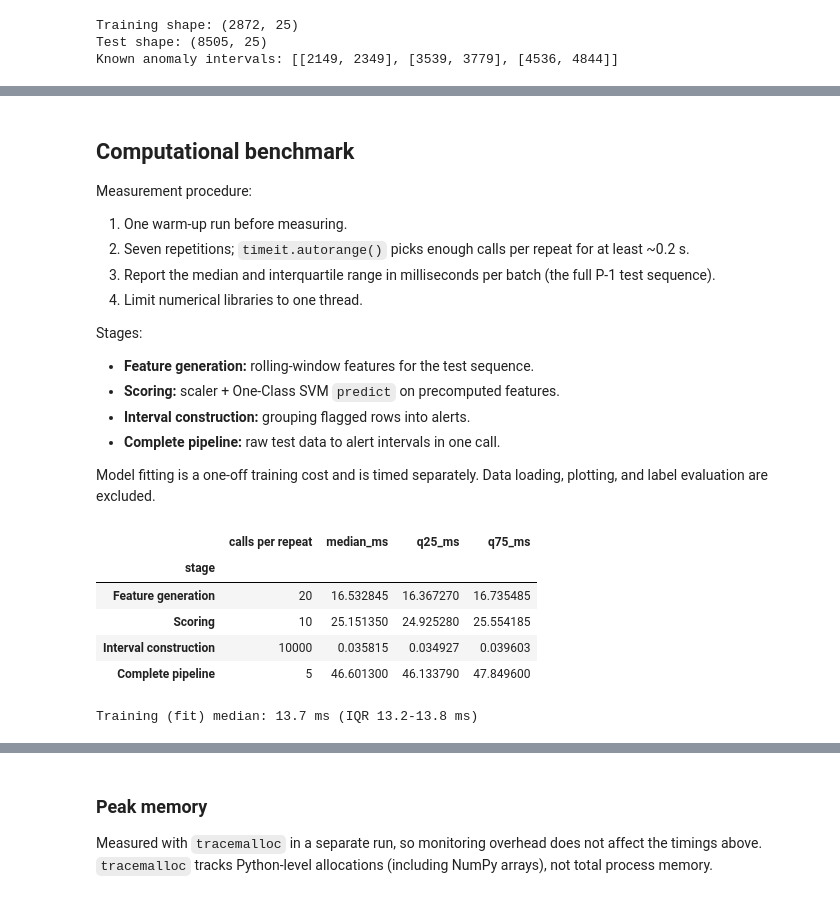
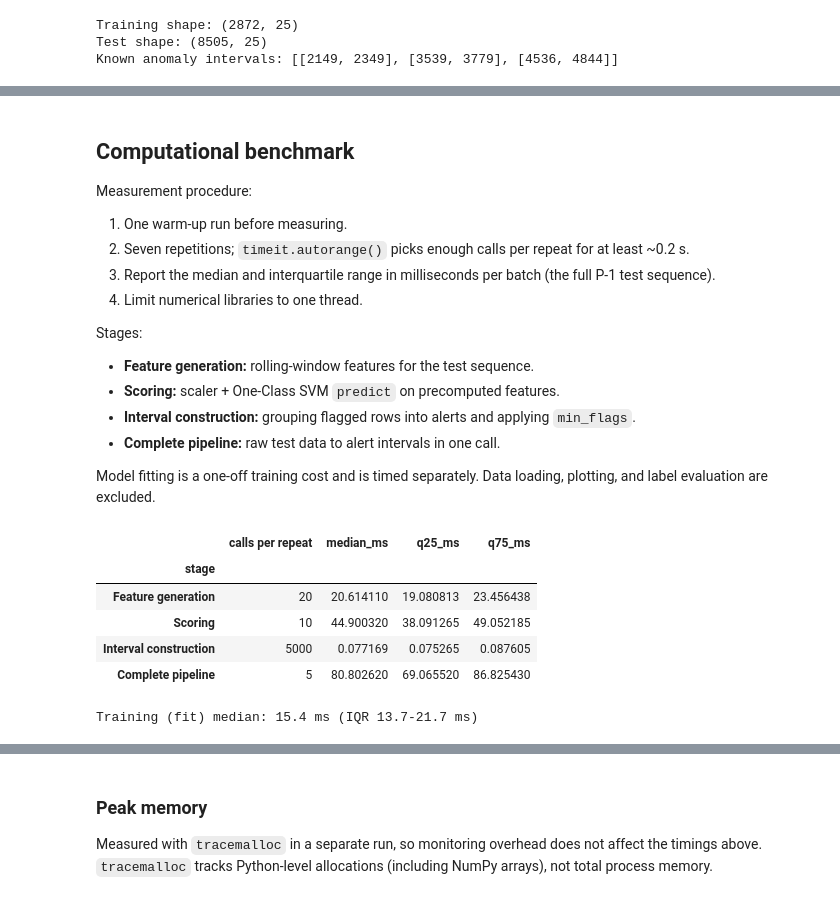
Before and after one commit to Erdos-Projects/fall-2026-spacecraft-sensors, a Jupyter notebook: Models/SVM_Cost_Analysis.ipynb, the cells around one changed output, grey strips where cells are left out. Drawn from its saved outputs; the diff is of its cells as text; code cells hidden in the pictures.

```diff
--- a/Models/SVM_Cost_Analysis.ipynb
+++ b/Models/SVM_Cost_Analysis.ipynb
@@ -137,8 +180,9 @@ The selected model is refit on all training feature rows. Test features use the
 # %%
-svm_model = make_model(selected_gamma).fit(train_features)
+train_features = build_features(train, window, telemetry_only)
+svm_model = make_model(selected_gamma, selected_nu).fit(train_features)
 
 def build_test_features(test_df):
-    return feature_engineering(test_df, window).drop(columns=to_drop)[feature_columns]
+    return build_features(test_df, window, telemetry_only)
 
 def generate_svm_flags(test_df, fitted_model):
     # Return the test indices flagged as outside the learned boundary
@@ -149,6 +193,7 @@ def generate_svm_flags(test_df, fitted_model):
 test_features = build_test_features(test)
 flagged_indices = generate_svm_flags(test, svm_model)
 
+print("Training feature rows:", train_features.shape)
 print("Evaluated test rows:", len(test_features))
 print("Flagged rows:", len(flagged_indices),
       f"({len(flagged_indices) / len(test_features):.1%})")
@@ -164,22 +210,31 @@ Both the raw consecutive grouping and the merged grouping are reported.
 # %%
-def flags_to_intervals(indices, max_gap=1):
+def flags_to_intervals(indices, max_gap=1, min_flags=1):
     # Group sorted indices into inclusive (start, end) intervals.
     # Flags whose spacing is <= max_gap join the same interval.
+    # Intervals containing fewer than min_flags flagged rows are dropped.
     if len(indices) == 0:
         return []
     indices = np.sort(np.asarray(indices))
     breaks = np.where(np.diff(indices) > max_gap)[0]
     starts = np.r_[indices[0], indices[breaks + 1]]
     ends = np.r_[indices[breaks], indices[-1]]
-    return [(int(s), int(e)) for s, e in zip(starts, ends)]
+    counts = np.diff(np.r_[0, breaks + 1, len(indices)])
+    keep = counts >= min_flags
+    return [(int(s), int(e)) for s, e in zip(starts[keep], ends[keep])]
 
 raw_intervals = flags_to_intervals(flagged_indices, max_gap=1)
-svm_intervals = flags_to_intervals(flagged_indices, max_gap=window)
+merged_intervals = flags_to_intervals(flagged_indices, max_gap=window)
+svm_intervals = flags_to_intervals(flagged_indices, max_gap=window, min_flags=min_flags)
 
-raw_evaluation = evaluate_event_detection(raw_intervals, labeled_intervals)
-svm_evaluation = evaluate_event_detection(svm_intervals, labeled_intervals)
+groupings = [
+    ("Raw (gap = 1)", raw_intervals),
+    (f"Merged (gap = {window})", merged_intervals),
+    (f"Merged + min_flags = {min_flags} (final)", svm_intervals),
+]
+evaluations = [evaluate_event_detection(iv, labeled_intervals) for _, iv in groupings]
+svm_evaluation = evaluations[-1]
 
-print("Merged alert intervals:", svm_intervals)
+print("Final alert intervals:", svm_intervals)
 
 event_order = sorted(range(len(labeled_intervals)), key=lambda i: labeled_intervals[i][0])
 for n, i in enumerate(event_order, start=1):
@@ -189,8 +244,7 @@ for n, i in enumerate(event_order, start=1):
 detection_results = pd.DataFrame([
     {"grouping": name, "alert intervals": len(iv), "TP": ev["TP"], "FP": ev["FP"],
      "FN": ev["FN"], "precision": ev["precision"], "recall": ev["recall"], "F1": ev["f1"]}
-    for name, iv, ev in [("Raw (gap = 1)", raw_intervals, raw_evaluation),
-                         (f"Merged (gap = {window})", svm_intervals, svm_evaluation)]
+    for (name, iv), ev in zip(groupings, evaluations)
 ]).set_index("grouping")
 detection_results
 # %% [output]
@@ -231,7 +287,7 @@ Stages:
 
 - **Feature generation:** rolling-window features for the test sequence.
 - **Scoring:** scaler + One-Class SVM `predict` on precomputed features.
-- **Interval construction:** grouping flagged rows into alerts.
+- **Interval construction:** grouping flagged rows into alerts and applying `min_flags`.
 - **Complete pipeline:** raw test data to alert intervals in one call.
 
 Model fitting is a one-off training cost and is timed separately. Data loading, plotting, and label evaluation are excluded.
@@ -240,47 +296,49 @@ import timeit
 from threadpoolctl import threadpool_limits
 
 def run_complete_svm_pipeline():
-    return flags_to_intervals(generate_svm_flags(test, svm_model), max_gap=window)
+    return flags_to_intervals(generate_svm_flags(test, svm_model),
+                              max_gap=window, min_flags=min_flags)
 
 assert run_complete_svm_pipeline() == svm_intervals
 
 operations = {
     "Feature generation": lambda: build_test_features(test),
     "Scoring": lambda: svm_model.predict(test_features),
-    "Interval construction": lambda: flags_to_intervals(flagged_indices, max_gap=window),
+    "Interval construction": lambda: flags_to_intervals(flagged_indices, max_gap=window,
+                                                         min_flags=min_flags),
     "Complete pipeline": run_complete_svm_pipeline,
 }
 
 runtime_rows = []
 with threadpool_limits(limits=1):
     for stage, operation in operations.items():
         operation()  # warm-up
         timer = timeit.Timer(operation)
         calls_per_repeat, _ = timer.autorange()
         ms = np.asarray(timer.repeat(repeat=7, number=calls_per_repeat)) / calls_per_repeat * 1000
         runtime_rows.append({
             "stage": stage,
             "calls per repeat": calls_per_repeat,
             "median_ms": np.median(ms),
             "q25_ms": np.percentile(ms, 25),
             "q75_ms": np.percentile(ms, 75)})
 
     # Training cost, timed separately
-    fit_ms = np.asarray(timeit.Timer(lambda: make_model(selected_gamma).fit(train_features))
+    fit_ms = np.asarray(timeit.Timer(lambda: make_model(selected_gamma, selected_nu).fit(train_features))
                         .repeat(repeat=5, number=1)) * 1000
 
 svm_runtime = pd.DataFrame(runtime_rows).set_index("stage")
 display(svm_runtime)
 print(f"Training (fit) median: {np.median(fit_ms):.1f} ms "
       f"(IQR {np.percentile(fit_ms, 25):.1f}-{np.percentile(fit_ms, 75):.1f} ms)")
 # %% [output]
 |  | calls per repeat | median_ms | q25_ms | q75_ms |
 | stage |  |  |  |  |
-| Feature generation | 20 | 16.532845 | 16.367270 | 16.735485 |
-| Scoring | 10 | 25.151350 | 24.925280 | 25.554185 |
-| Interval construction | 10000 | 0.035815 | 0.034927 | 0.039603 |
-| Complete pipeline | 5 | 46.601300 | 46.133790 | 47.849600 |
+| Feature generation | 20 | 20.614110 | 19.080813 | 23.456438 |
+| Scoring | 10 | 44.900320 | 38.091265 | 49.052185 |
+| Interval construction | 5000 | 0.077169 | 0.075265 | 0.087605 |
+| Complete pipeline | 5 | 80.802620 | 69.065520 | 86.825430 |
-Training (fit) median: 13.7 ms (IQR 13.2-13.8 ms)
+Training (fit) median: 15.4 ms (IQR 13.7-21.7 ms)
 # %%
 med = svm_runtime["median_ms"].to_numpy()
 err = np.vstack([med - svm_runtime["q25_ms"], svm_runtime["q75_ms"] - med])
```
Also changed, not shown: parts of 16 cells of this notebook, 2 other files.
